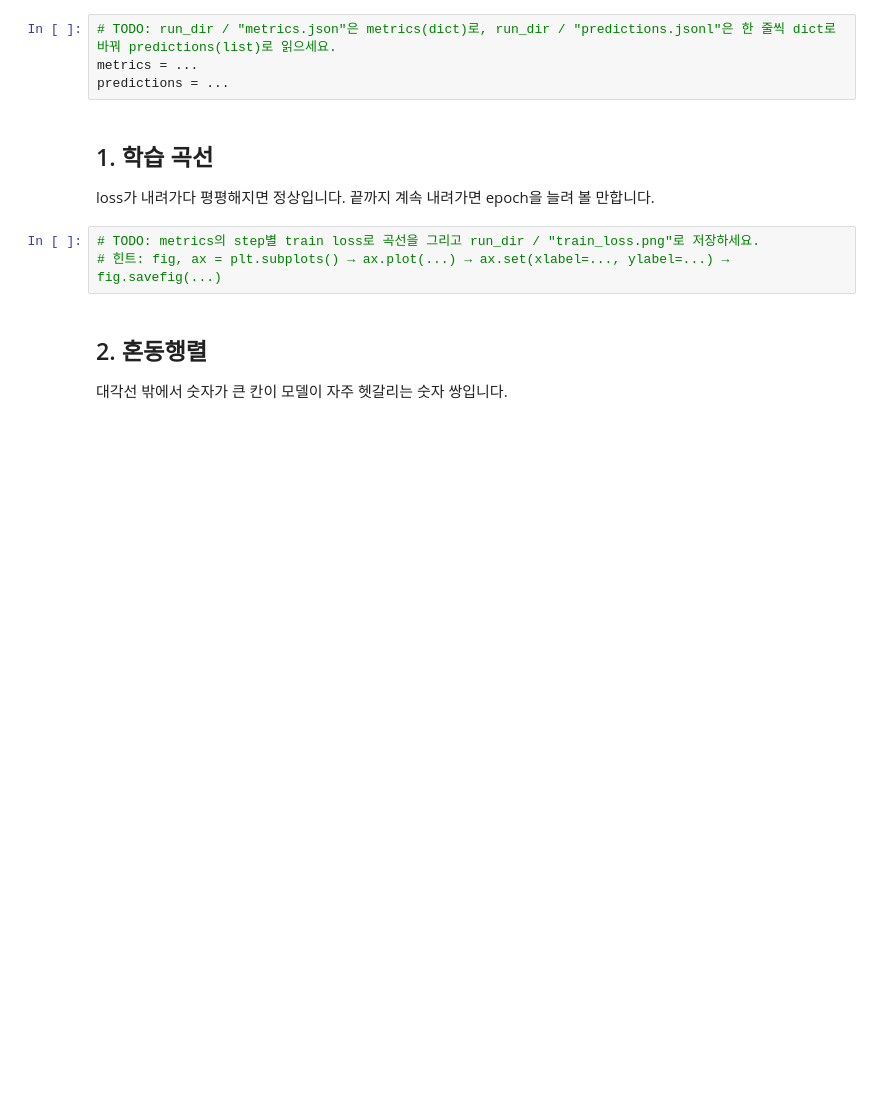
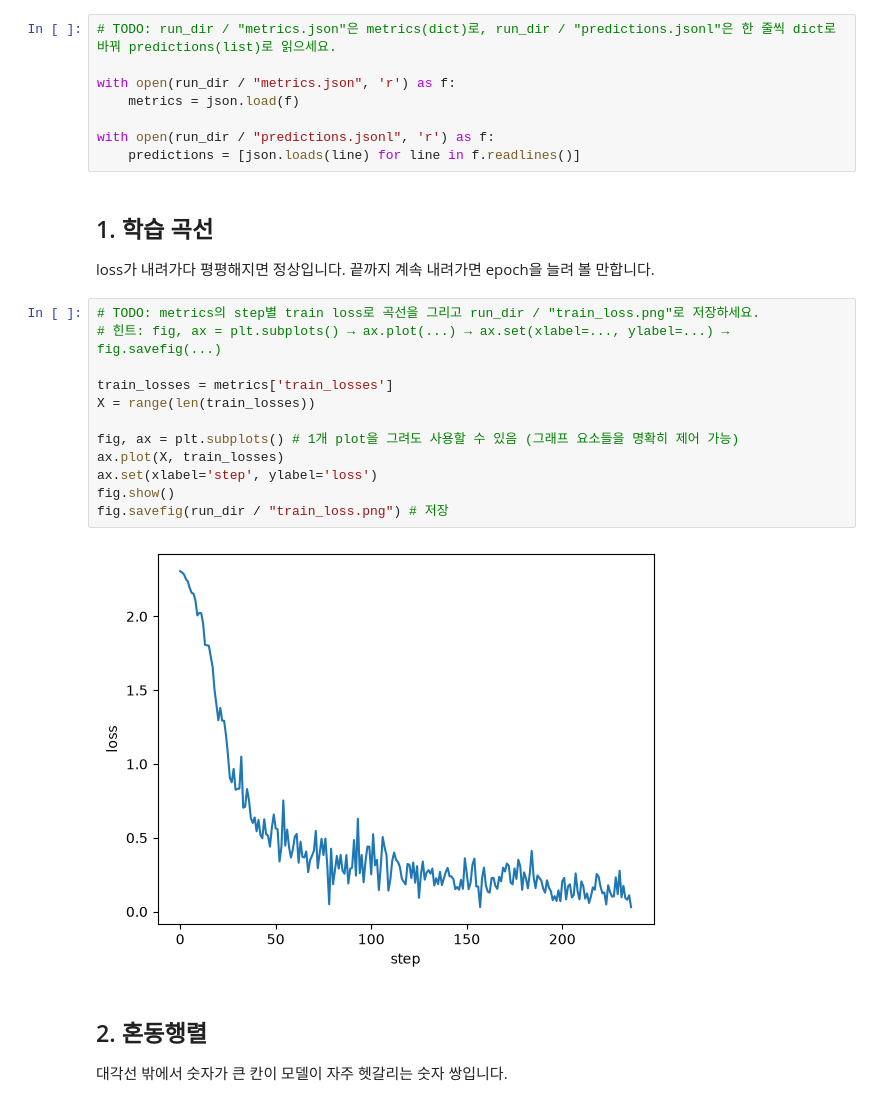
Before and after one commit to r-jelly/model-finetuning, a Jupyter notebook: notebooks/01_mnist.ipynb, the cells around one changed output. Saved outputs shown, nothing was run; the diff lists cells and outputs as text; blank space fills up the shorter version.

```diff
--- a/notebooks/01_mnist.ipynb
+++ b/notebooks/01_mnist.ipynb
@@ -19,7 +21,11 @@ run_dir
 # %%
 # TODO: run_dir / "metrics.json"은 metrics(dict)로, run_dir / "predictions.jsonl"은 한 줄씩 dict로 바꿔 predictions(list)로 읽으세요.
-metrics = ...
-predictions = ...
+
+with open(run_dir / "metrics.json", 'r') as f:
+    metrics = json.load(f)
+
+with open(run_dir / "predictions.jsonl", 'r') as f:
+    predictions = [json.loads(line) for line in f.readlines()]
 # %% [markdown]
 ## 1. 학습 곡선
 
@@ -27,6 +33,17 @@ loss가 내려가다 평평해지면 정상입니다. 끝까지 계속 내려가
 # %%
 # TODO: metrics의 step별 train loss로 곡선을 그리고 run_dir / "train_loss.png"로 저장하세요.
 # 힌트: fig, ax = plt.subplots() → ax.plot(...) → ax.set(xlabel=..., ylabel=...) → fig.savefig(...)
+
+train_losses = metrics['train_losses']
+X = range(len(train_losses))
+
+fig, ax = plt.subplots() # 1개 plot을 그려도 사용할 수 있음 (그래프 요소들을 명확히 제어 가능)
+ax.plot(X, train_losses)
+ax.set(xlabel='step', ylabel='loss')
+fig.show()
+fig.savefig(run_dir / "train_loss.png") # 저장
+# %% [output]
+[figure, added]
 # %% [markdown]
 ## 2. 혼동행렬
 
```
Also changed, not shown: parts of 3 cells of this notebook.
